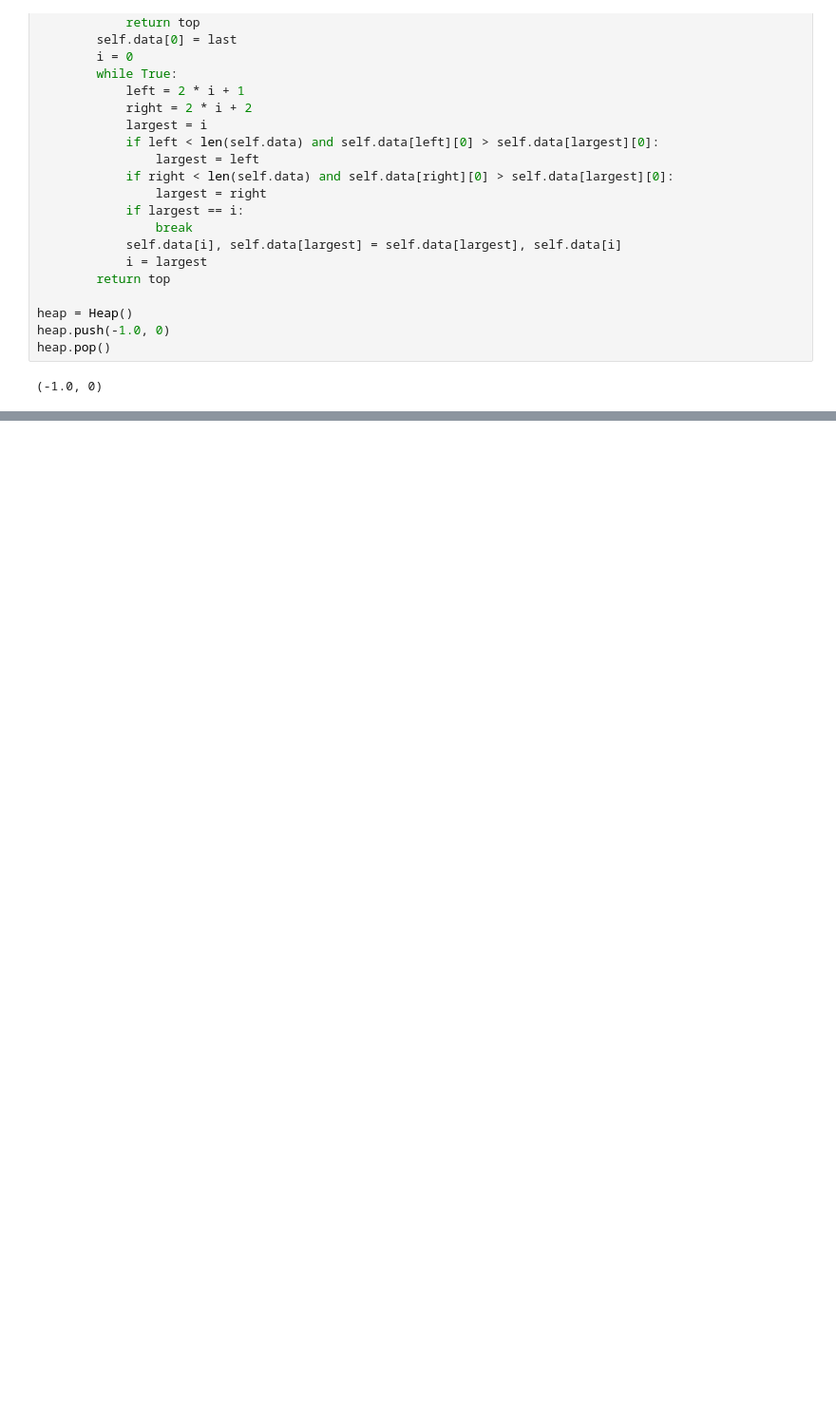
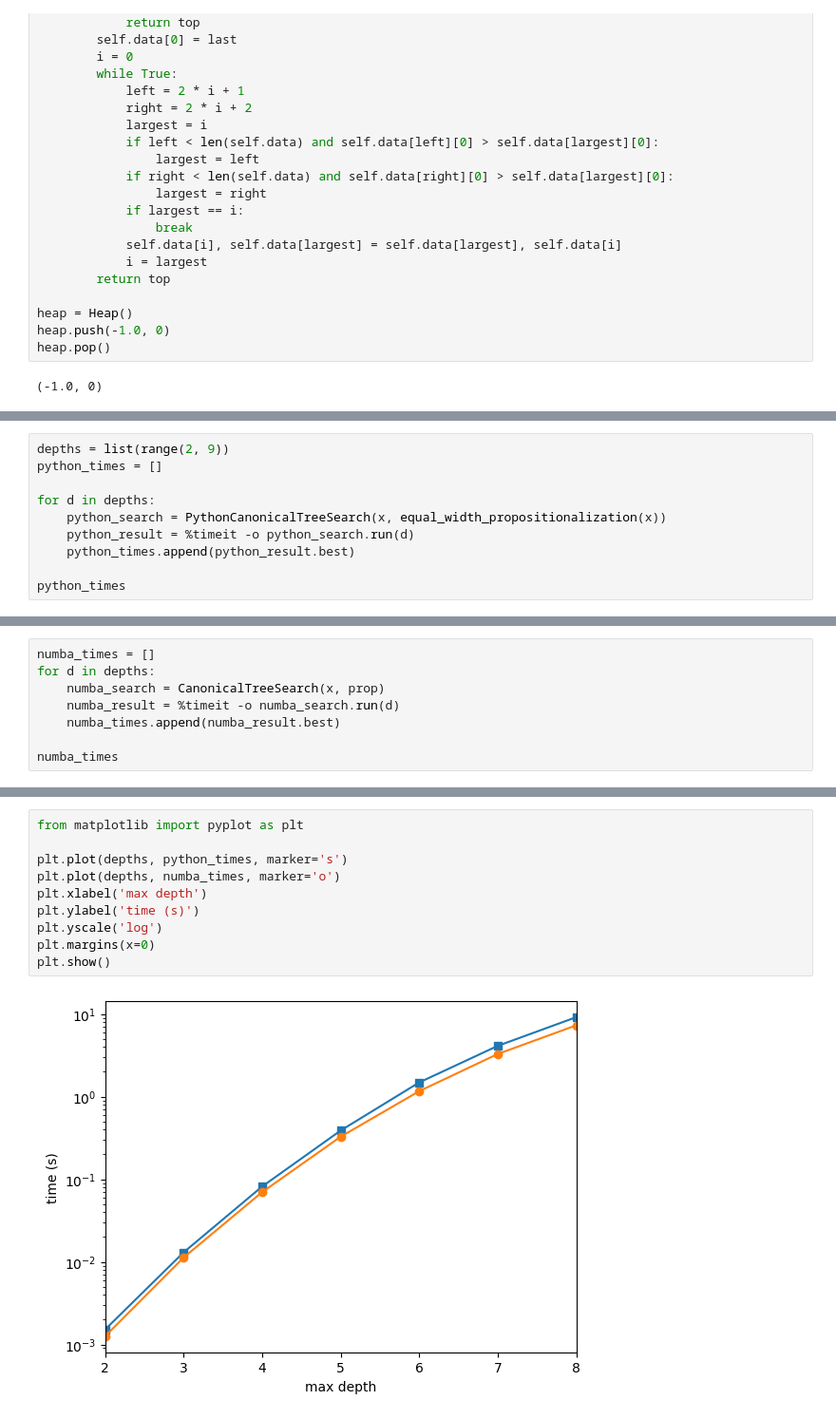
Before and after one commit to marioboley/optikon, a Jupyter notebook: spike_treesearch.ipynb, the cells around one changed output, grey strips where cells are left out. Shown at 95% size. Drawn from its saved outputs; the diff is of its cells as text; blank space fills up the shorter version.

```diff
--- a/spike_treesearch.ipynb
+++ b/spike_treesearch.ipynb
@@ -177,0 +272,10 @@ Unknown attribute 'class_type' of type jitclass.CanonicalTreeSearchNode#11bd75fd
+# %%
+depths = list(range(2, 9))
+python_times = []
+
+for d in depths:
+    python_search = PythonCanonicalTreeSearch(x, equal_width_propositionalization(x))
+    python_result = %timeit -o python_search.run(d)
+    python_times.append(python_result.best)
+
+python_times
@@ -177,0 +317,8 @@ Unknown attribute 'class_type' of type jitclass.CanonicalTreeSearchNode#11bd75fd
+# %%
+numba_times = []
+for d in depths:
+    numba_search = CanonicalTreeSearch(x, prop)
+    numba_result = %timeit -o numba_search.run(d)
+    numba_times.append(numba_result.best)
+
+numba_times
@@ -177,0 +360,12 @@ Unknown attribute 'class_type' of type jitclass.CanonicalTreeSearchNode#11bd75fd
+# %%
+from matplotlib import pyplot as plt
+
+plt.plot(depths, python_times, marker='s')
+plt.plot(depths, numba_times, marker='o')
+plt.xlabel('max depth')
+plt.ylabel('time (s)')
+plt.yscale('log')
+plt.margins(x=0)
+plt.show()
+# %% [output]
+[figure, added]
```
Also changed, not shown: parts of 12 cells of this notebook.
